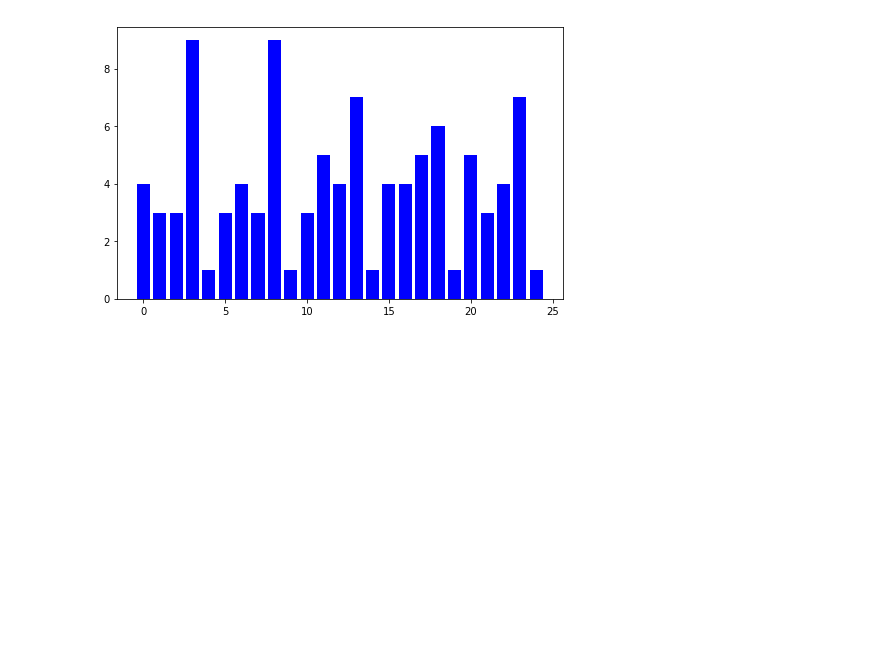
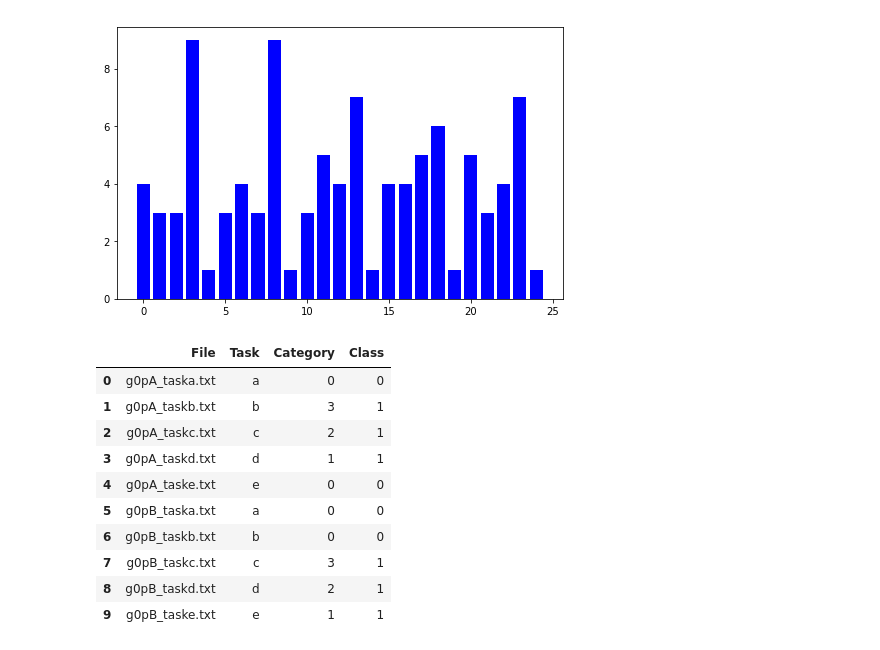
Before and after one commit to Inventrohyder/CS110, a Jupyter notebook: Assignments/cs110_assignment_6/feature_engineering.ipynb, the cells around one changed output. Saved outputs shown, nothing was run; the diff lists cells and outputs as text; code cells hidden in the pictures; blank space fills up the shorter version.

Commit message:
feat: preprocess data

```diff
--- a/Assignments/cs110_assignment_6/feature_engineering.ipynb
+++ b/Assignments/cs110_assignment_6/feature_engineering.ipynb
@@ -117,0 +210,20 @@ plt.bar(range(len(counts)), counts['Counts'], color = 'blue')
+# %%
+# informal testing, print out the results of a called function
+# create new `transformed_df`
+transformed_df = numerical_dataframe(csv_file ='data/file_information.csv')
+
+# check work
+# check that all categories of plagiarism have a class label = 1
+transformed_df.head(10)
+# %% [output]
+|  | File | Task | Category | Class |
+| 0 | g0pA_taska.txt | a | 0 | 0 |
+| 1 | g0pA_taskb.txt | b | 3 | 1 |
+| 2 | g0pA_taskc.txt | c | 2 | 1 |
+| 3 | g0pA_taskd.txt | d | 1 | 1 |
+| 4 | g0pA_taske.txt | e | 0 | 0 |
+| 5 | g0pB_taska.txt | a | 0 | 0 |
+| 6 | g0pB_taskb.txt | b | 0 | 0 |
+| 7 | g0pB_taskc.txt | c | 3 | 1 |
+| 8 | g0pB_taskd.txt | d | 2 | 1 |
+| 9 | g0pB_taske.txt | e | 1 | 1 |
```
Also changed, not shown: parts of 3 cells of this notebook.
